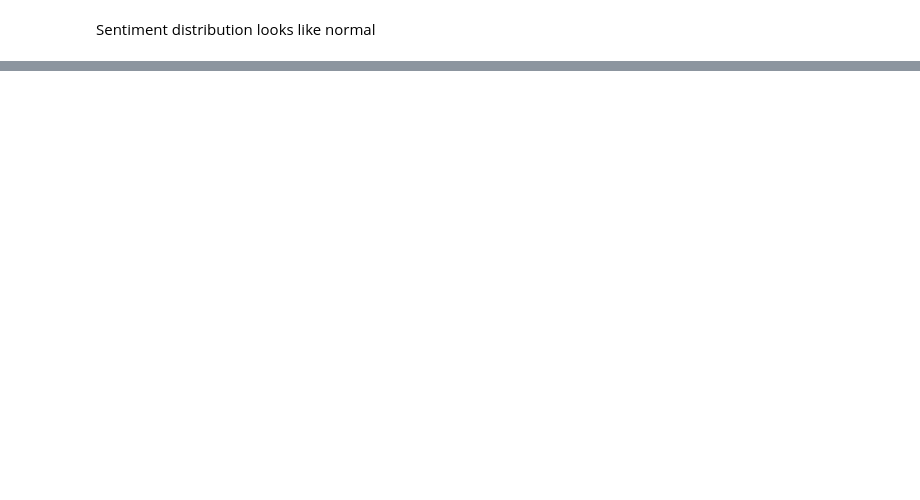
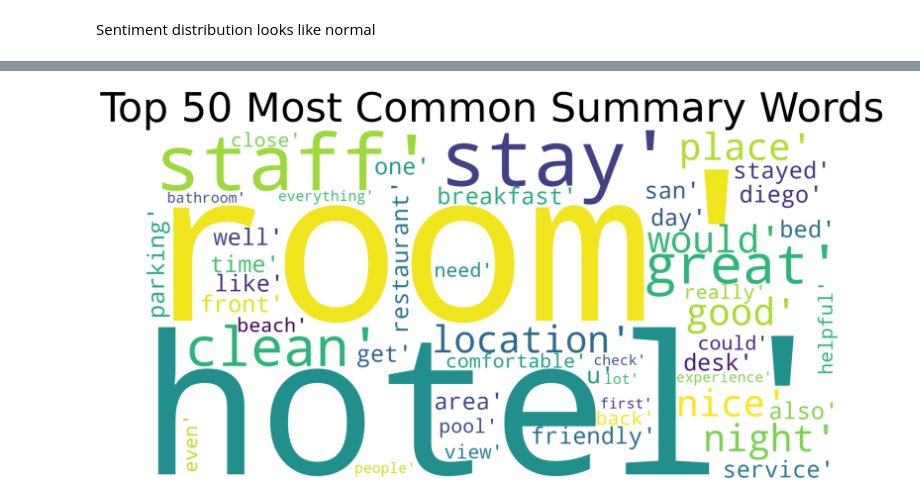
Before and after one commit to RenettaNelson/ADS-509---Applied-Text-Mining---Team-1, a Jupyter notebook: Hotel_Reviews_RN.ipynb, the cells around one changed output, grey strips where cells are left out. Drawn from its saved outputs; the diff is of its cells as text; code cells hidden in the pictures; blank space fills up the shorter version.

```diff
--- a/Hotel_Reviews_RN.ipynb
+++ b/Hotel_Reviews_RN.ipynb
@@ -609,0 +684,13 @@ Sentiment distribution looks like normal
+# %%
+mode = FreqDist(total_words).most_common(50)
+
+cloud = WordCloud(width=1600, height = 800, background_color = 'white').generate(str(mode))
+
+fig = plt.figure(figsize=(30, 10), facecolor='white')
+plt.imshow(cloud, interpolation="bilinear")
+plt.axis('off')
+plt.title('Top 50 Most Common Summary Words', fontsize = 75)
+plt.tight_layout(pad=0)
+plt.show()
+# %% [output]
+[figure, added]
```
Also changed, not shown: parts of 16 cells of this notebook.
